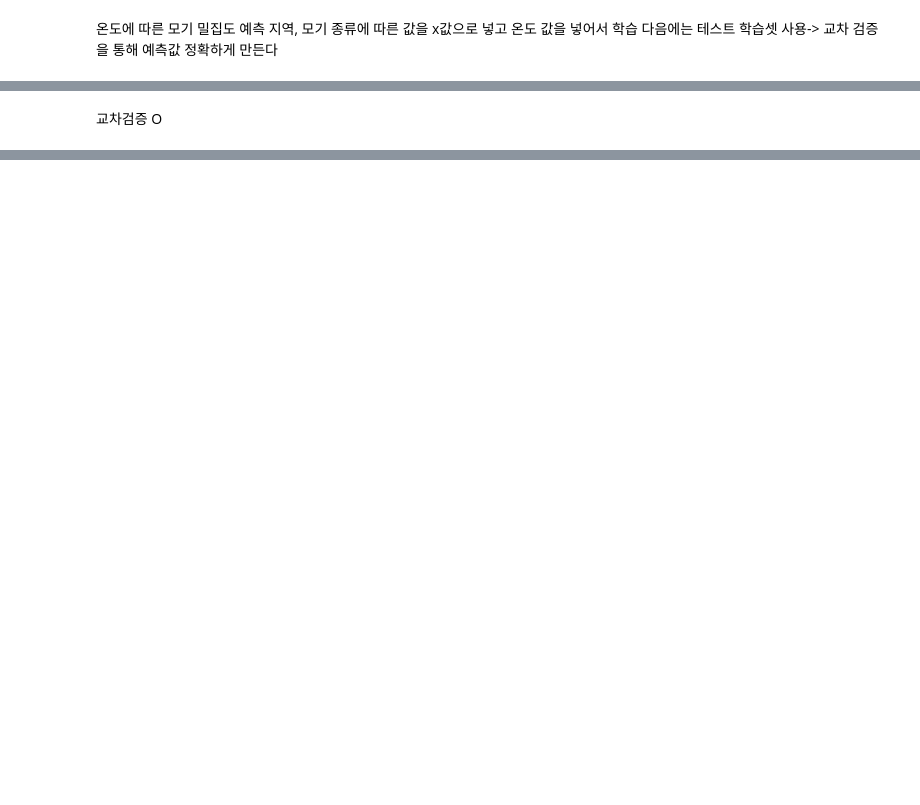
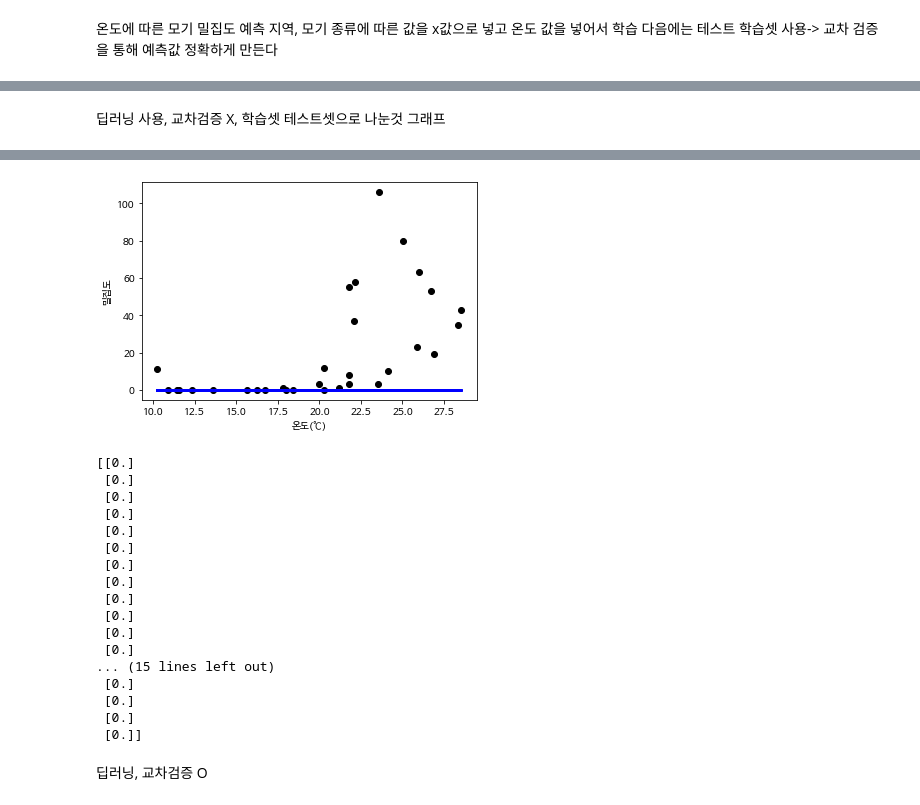
Before and after one commit to lkw0820/big_data_final, a Jupyter notebook: final_project.ipynb, the cells around one changed output, grey strips where cells are left out. Saved outputs shown, nothing was run; the diff lists cells and outputs as text; code cells hidden in the pictures; blank space fills up the shorter version.

```diff
--- a/final_project.ipynb
+++ b/final_project.ipynb
@@ -267,2 +224,19 @@ Epoch 6/30
-# %% [markdown]
-교차검증 O
+# %% [markdown]
+딥러닝 사용, 교차검증 X, 학습셋 테스트셋으로 나눈것 그래프
+# %%
+#예측값
+print('딥러닝 모델, 교차검증X, 학습셋 테스트셋 나눔눔: ',Text2, '℃ 일때 밀집도 예측: ', model1.predict([[Text2]]))
+
+y_pred = model1.predict(x)
+plt.scatter(x, y, color='black')
+# 학습 데이터와 예측값으로 선그래프로 그린다.
+# 계산된 기울기와 y 절편을 가지는 직선이 그려진다.
+plt.plot(x, y_pred, color='blue', linewidth=3)
+plt.xlabel('온도(℃)')
+plt.ylabel('밀집도')
+plt.show()
+#x.shape
+#print(x)
+#y_pred.shape
+print(y_pred)
+# %% [output]
@@ -269,3 +246,23 @@ Epoch 6/30
+[figure, added]
+[[0.]
+ [0.]
+ [0.]
+ [0.]
+ [0.]
+ [0.]
+ [0.]
+ [0.]
+ [0.]
+ [0.]
+ [0.]
+ [0.]
+... (15 lines left out)
+ [0.]
+ [0.]
+ [0.]
+ [0.]]
+# %% [markdown]
+딥러닝, 교차검증 O
 # %%
 from sklearn.model_selection import StratifiedKFold
 
```
Also changed, not shown: parts of 13 cells of this notebook.
